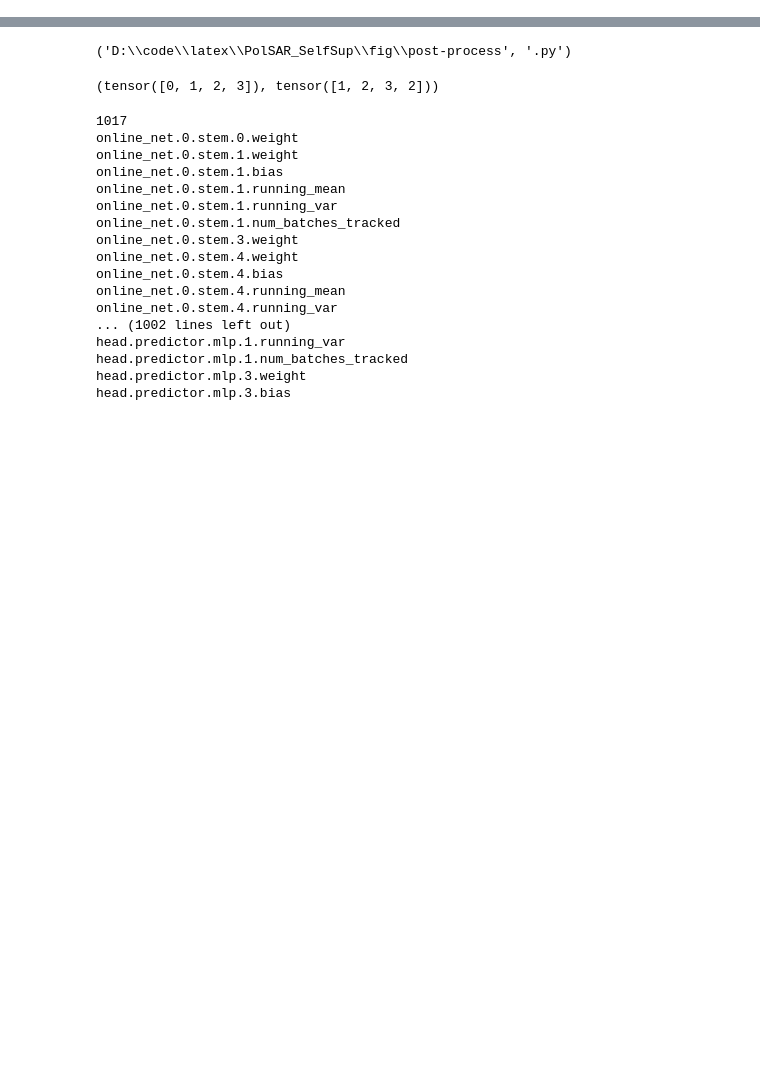
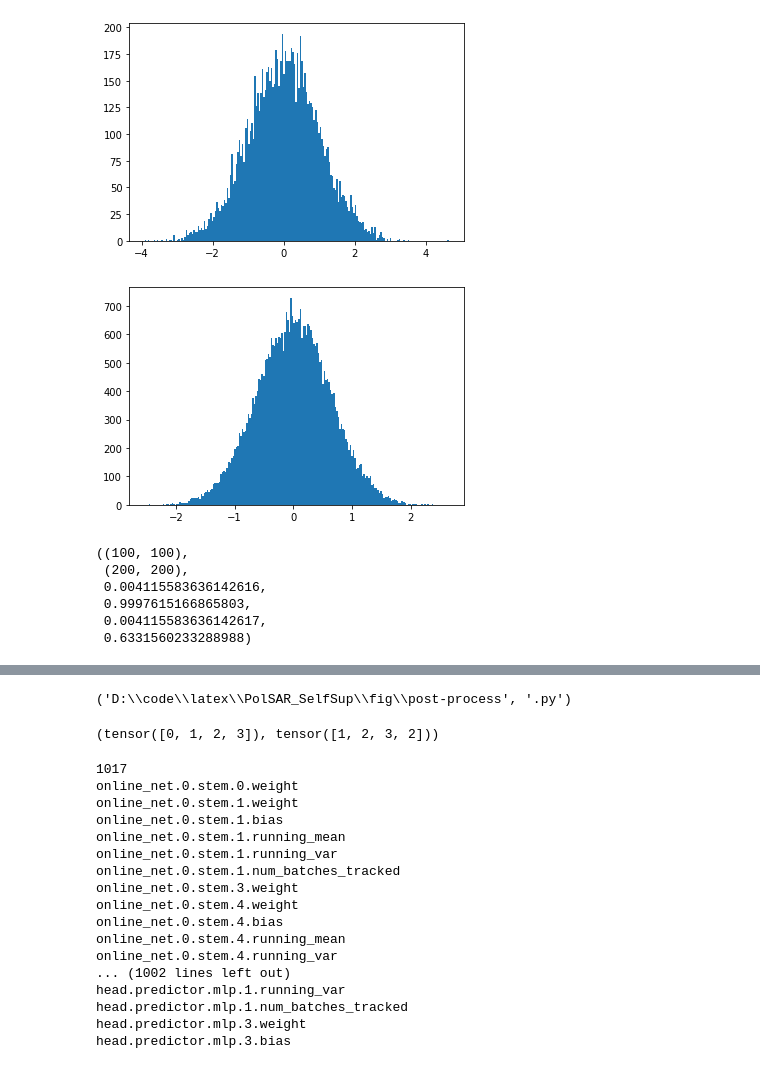
Before and after one commit to slchenchn/PolSAR_SelfSup, a Jupyter notebook: forVerify.ipynb, the cells around one changed output, grey strips where cells are left out. Drawn from its saved outputs; the diff is of its cells as text; code cells hidden in the pictures; blank space fills up the shorter version.

```diff
--- a/forVerify.ipynb
+++ b/forVerify.ipynb
@@ -7,3 +10,24 @@ import numpy as np
 import matplotlib.pyplot as plt
 import torch
 from mmcv.runner import CheckpointLoader
+# %%
+a = np.random.normal(size=(100, 100))
+b = cv2.resize(a, dsize=(0, 0), fx=2, fy=2, interpolation=cv2.INTER_LINEAR_EXACT)
+
+plt.hist(a.flatten(), bins=200)
+plt.show()
+
+plt.clf()
+plt.hist(b.flatten(), bins=200)
+plt.show()
+
+a.shape, b.shape, a.mean(), a.std(), b.mean(), b.std()
+# %% [output]
+[figure, added]
+[figure, added]
+((100, 100),
+ (200, 200),
+ 0.004115583636142616,
+ 0.9997615166865803,
+ 0.004115583636142617,
+ 0.6331560233288988)
```
Also changed, not shown: parts of 2 cells of this notebook, 2 other files.
